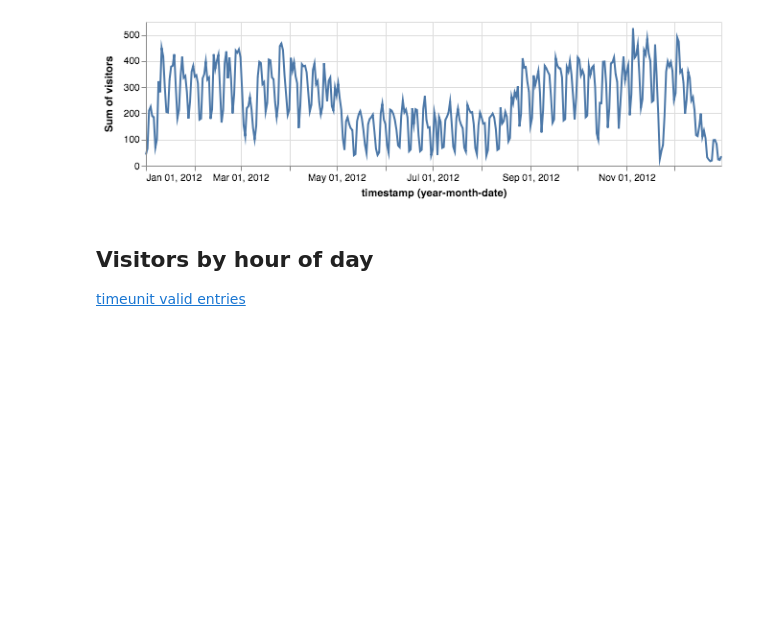
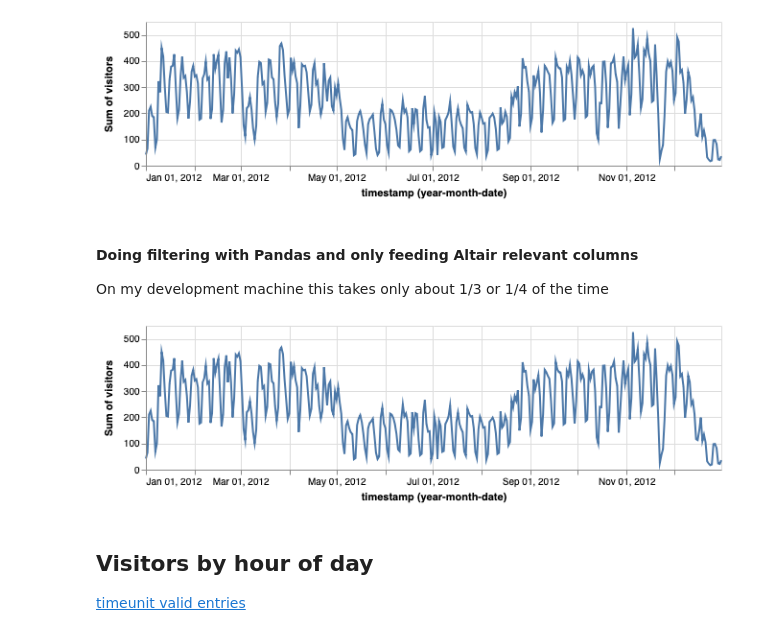
Before and after one commit to emonson/altair-vis-python, a Jupyter notebook: 20_LibraryPageviews.ipynb, the cells around one changed output. Drawn from its saved outputs; the diff is of its cells as text; code cells hidden in the pictures; blank space fills up the shorter version.

```diff
--- a/20_LibraryPageviews.ipynb
+++ b/20_LibraryPageviews.ipynb
@@ -5,7 +11,7 @@ from altair import datum
 # %% [markdown]
 ## Read in library web site page views data
 # %%
-pageviews = pd.read_csv('pageviews_2012_ncsubset_wlatlon.csv')
+pageviews = pd.read_csv('data/pageviews_2012_ncsubset_wlatlon.csv')
 pageviews.head()
 # %% [output]
 |  | timestamp | lcc_first_letter | lcc_category | visitors | city | region | country | longitude | latitude |
@@ -91,6 +99,23 @@ alt.Chart(pageviews).mark_line().encode(
 )
 # %% [output]
 [figure]
+# %% [markdown]
+#### Doing filtering with Pandas and only feeding Altair relevant columns
+
+On my development machine this takes only about 1/3 or 1/4 of the time
+# %%
+durham_views = pageviews.loc[pageviews.city == "Durham"]
+
+alt.Chart(durham_views[['timestamp','visitors']]).mark_line().encode(
+    x = 'yearmonthdate(timestamp):T',
+    y = 'sum(visitors):Q',
+    tooltip = 'yearmonthdate(timestamp):T'
+).properties(
+    width=600,
+    height=150
+)
+# %% [output]
+[figure, added]
 # %% [markdown]
 ## Visitors by hour of day
 
```
Also changed, not shown: parts of 11 cells of this notebook, 9 other files.
